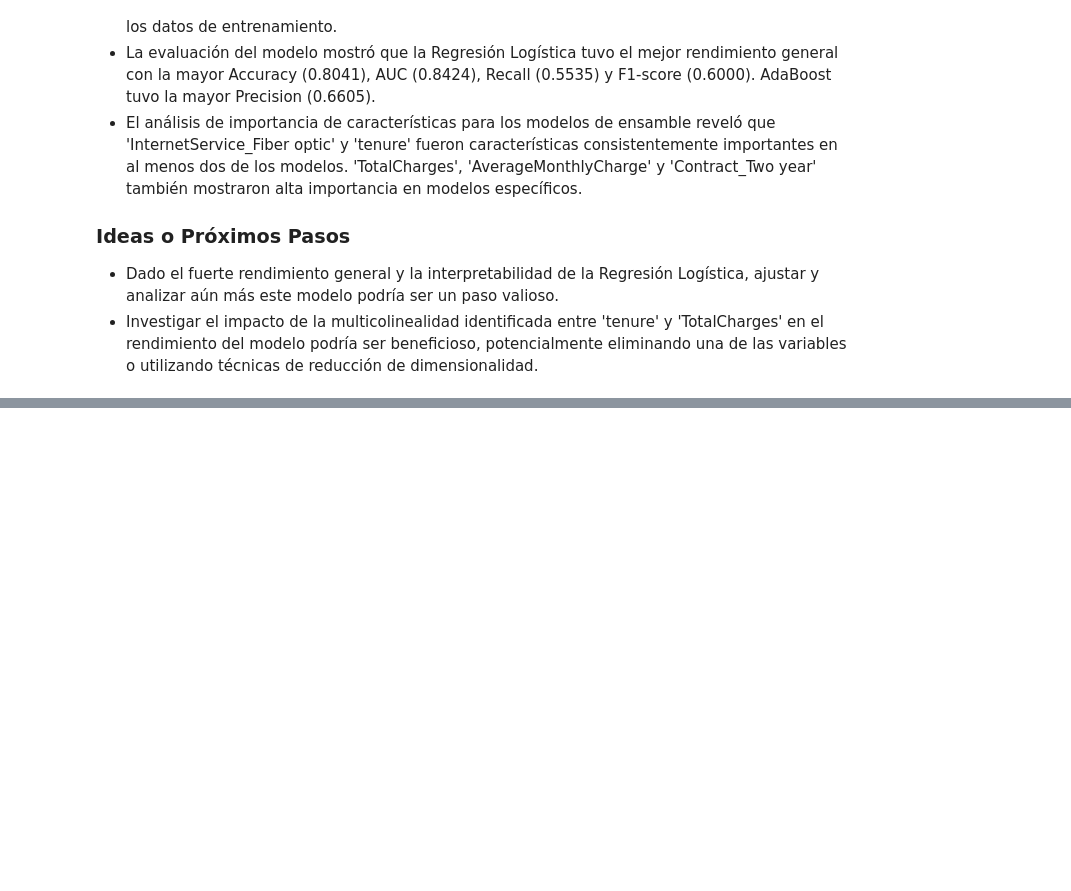
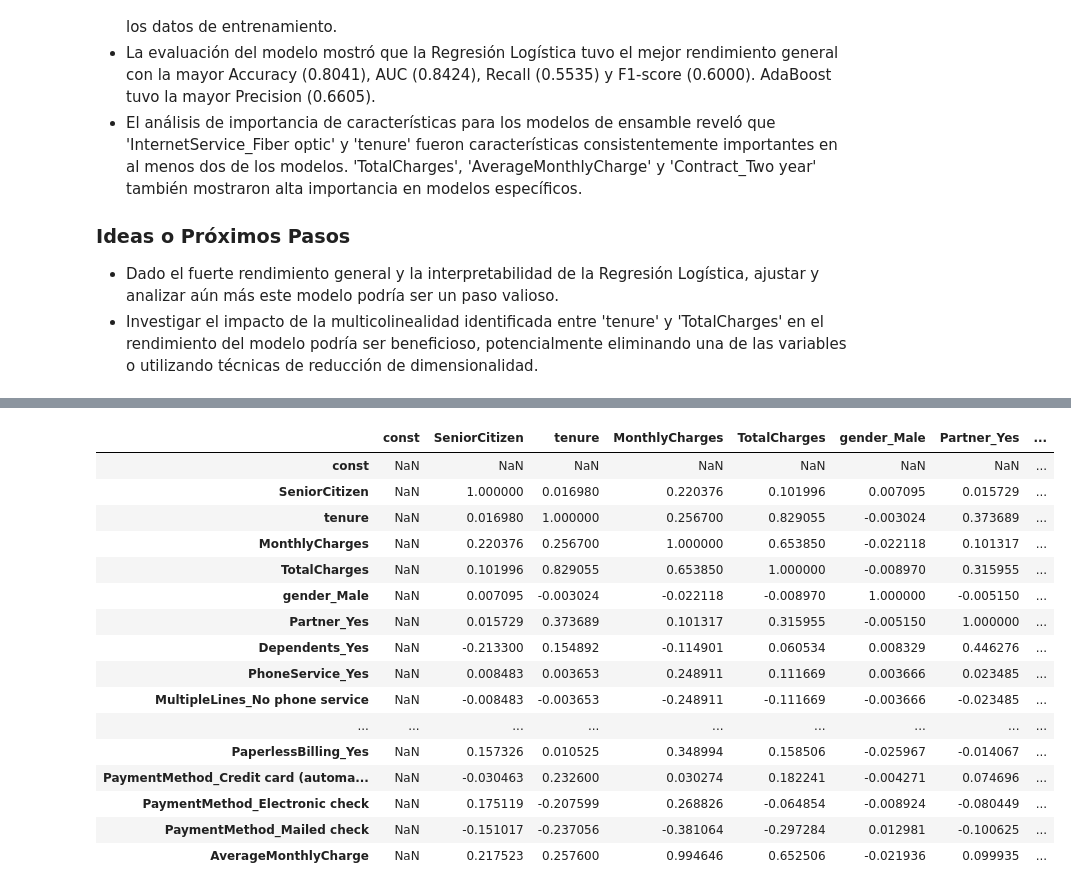
Before and after one commit to RobertoSam/Final_MetodosComputacionales, a Jupyter notebook: Caso1_Churn.ipynb, the cells around one changed output, grey strips where cells are left out. Drawn from its saved outputs; the diff is of its cells as text; code cells hidden in the pictures; blank space fills up the shorter version.

```diff
--- a/Caso1_Churn.ipynb
+++ b/Caso1_Churn.ipynb
@@ -728,0 +759,83 @@ La elección del mejor modelo depende del objetivo comercial específico: si min
+# %%
+import statsmodels.api as sm
+import numpy as np
+
+# Definir las características (X) y la variable objetivo (y) nuevamente
+# Usaremos los mismos datos que se usaron para entrenar el modelo de scikit-learn
+X_sm = X_train.copy()
+y_sm = y_train.copy()
+
+# Convertir columnas booleanas a enteros (0 o 1)
+for col in X_sm.columns:
+    if X_sm[col].dtype == 'bool':
+        X_sm[col] = X_sm[col].astype(int)
+
+# --- Inicio de la depuración ---
+
+# 1. Verificar columnas con varianza cero
+zero_variance_cols = X_sm.columns[X_sm.var() == 0]
+if len(zero_variance_cols) > 0:
+    print(f"Columnas con varianza cero (constantes): {list(zero_variance_cols)}")
+    # Considerar eliminar estas columnas si no son relevantes o si causan problemas
+
+# 2. Verificar multicolinealidad (usando la matriz de correlación)
+# Es útil mirar la matriz de correlación después de agregar la constante
+X_sm_with_const = sm.add_constant(X_sm)
+correlation_matrix = X_sm_with_const.corr()
+
+print("\nMatriz de correlación de las características (incluyendo constante):")
+display(correlation_matrix)
+
+# Opcional: Identificar pares de variables con alta correlación (por ejemplo, > 0.9)
+high_correlation_pairs = {}
+for i in range(len(correlation_matrix.columns)):
+    for j in range(i):
+        if abs(correlation_matrix.iloc[i, j]) > 0.9:
+            colname_i = correlation_matrix.columns[i]
+            colname_j = correlation_matrix.columns[j]
+            high_correlation_pairs[(colname_i, colname_j)] = correlation_matrix.iloc[i, j]
+
+if high_correlation_pairs:
+    print("\nPares de características con alta correlación (> 0.9):")
+    for pair, corr_value in high_correlation_pairs.items():
+        print(f"- {pair[0]} y {pair[1]}: {corr_value:.4f}")
+
+    # --- Corrección de multicolinealidad ---
+    # Eliminar una columna de cada par altamente correlacionado
+    # Es importante pensar estratégicamente cuál eliminar, pero por simplicidad
+    # eliminaremos la segunda columna en cada par identificado.
+    cols_to_drop = set()
+    for pair in high_correlation_pairs.keys():
+        cols_to_drop.add(pair[1]) # Añadir la segunda columna del par a eliminar
+
+    # Asegurarse de no intentar eliminar la columna 'const'
+    if 'const' in cols_to_drop:
+        cols_to_drop.remove('const')
+
+    print(f"\nColumnas a eliminar debido a alta multicolinealidad: {list(cols_to_drop)}")
+
+    # Eliminar las columnas del DataFrame
+    X_sm_reduced = X_sm_with_const.drop(columns=list(cols_to_drop))
+    print("\nForma de X_sm después de eliminar columnas:", X_sm_reduced.shape)
+
+else:
+    print("\nNo se encontraron pares de características con correlación > 0.9.")
+    X_sm_reduced = X_sm_with_const # Si no hay alta multicolinealidad, usar el DataFrame original con constante
+
+
+# --- Fin de la depuración y corrección ---
+
+
+# Ajustar el modelo de Regresión Logística usando statsmodels con el conjunto reducido de características
+try:
+    logit_model = sm.Logit(y_sm, X_sm_reduced)
+    result = logit_model.fit()
+
+    # Mostrar el resumen del modelo
+    print("\nResumen del Modelo de Regresión Logística (statsmodels):")
+    print(result.summary())
+
+except Exception as e:
+    print(f"\nError al ajustar el modelo con statsmodels: {e}")
+    print("Asegúrate de haber manejado correctamente la multicolinealidad.")
+# %% [output]
@@ -728,0 +843,17 @@ La elección del mejor modelo depende del objetivo comercial específico: si min
+|  | const | SeniorCitizen | tenure | MonthlyCharges | TotalCharges | gender_Male | Partner_Yes | ... |
+| const | NaN | NaN | NaN | NaN | NaN | NaN | NaN | ... |
+| SeniorCitizen | NaN | 1.000000 | 0.016980 | 0.220376 | 0.101996 | 0.007095 | 0.015729 | ... |
+| tenure | NaN | 0.016980 | 1.000000 | 0.256700 | 0.829055 | -0.003024 | 0.373689 | ... |
+| MonthlyCharges | NaN | 0.220376 | 0.256700 | 1.000000 | 0.653850 | -0.022118 | 0.101317 | ... |
+| TotalCharges | NaN | 0.101996 | 0.829055 | 0.653850 | 1.000000 | -0.008970 | 0.315955 | ... |
+| gender_Male | NaN | 0.007095 | -0.003024 | -0.022118 | -0.008970 | 1.000000 | -0.005150 | ... |
+| Partner_Yes | NaN | 0.015729 | 0.373689 | 0.101317 | 0.315955 | -0.005150 | 1.000000 | ... |
+| Dependents_Yes | NaN | -0.213300 | 0.154892 | -0.114901 | 0.060534 | 0.008329 | 0.446276 | ... |
+| PhoneService_Yes | NaN | 0.008483 | 0.003653 | 0.248911 | 0.111669 | 0.003666 | 0.023485 | ... |
+| MultipleLines_No phone service | NaN | -0.008483 | -0.003653 | -0.248911 | -0.111669 | -0.003666 | -0.023485 | ... |
+| ... | ... | ... | ... | ... | ... | ... | ... | ... |
+| PaperlessBilling_Yes | NaN | 0.157326 | 0.010525 | 0.348994 | 0.158506 | -0.025967 | -0.014067 | ... |
+| PaymentMethod_Credit card (automa... | NaN | -0.030463 | 0.232600 | 0.030274 | 0.182241 | -0.004271 | 0.074696 | ... |
+| PaymentMethod_Electronic check | NaN | 0.175119 | -0.207599 | 0.268826 | -0.064854 | -0.008924 | -0.080449 | ... |
+| PaymentMethod_Mailed check | NaN | -0.151017 | -0.237056 | -0.381064 | -0.297284 | 0.012981 | -0.100625 | ... |
+| AverageMonthlyCharge | NaN | 0.217523 | 0.257600 | 0.994646 | 0.652506 | -0.021936 | 0.099935 | ... |
```
Also changed, not shown: parts of 2 cells of this notebook.
